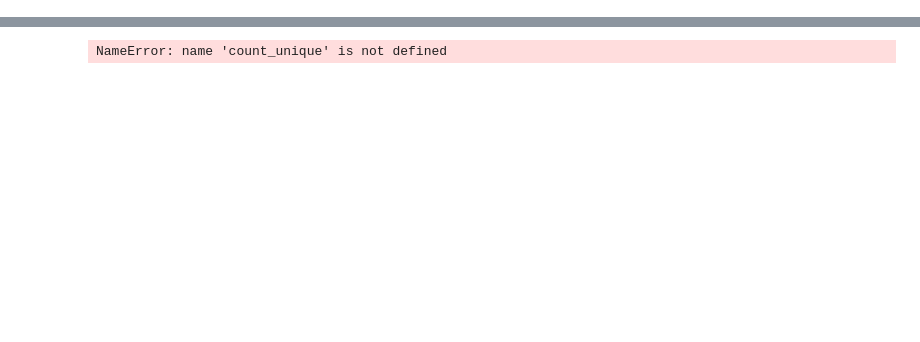
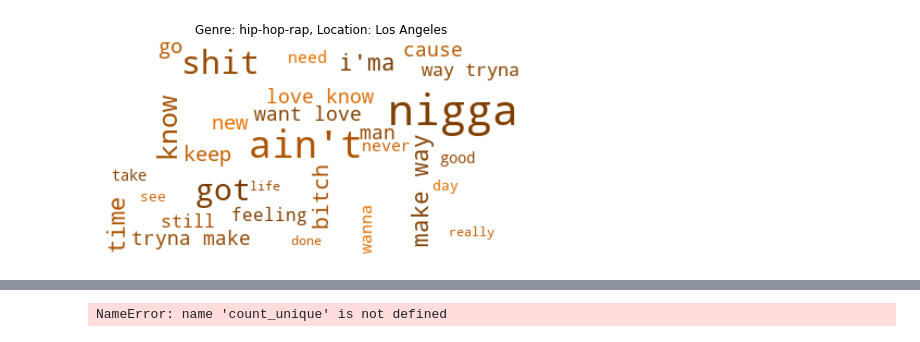
Before and after one commit to samrubicon/COMP4447_FinalProject, a Jupyter notebook: nlp.ipynb, the cells around one changed output, grey strips where cells are left out. Drawn from its saved outputs; the diff is of its cells as text; code cells hidden in the pictures; blank space fills up the shorter version.

```diff
--- a/nlp.ipynb
+++ b/nlp.ipynb
@@ -171,0 +182,10 @@ plt.show()
+# %%
+wordcloud4 = WordCloud(max_font_size=40, max_words=30, background_color='white', color_func=random_color_func ).generate(' '.join(comp4_s))
+plt.figure(figsize=(10, 4))
+plt.title("Genre: " + gen3 + ", Location: " + loc1)
+plt.imshow(wordcloud4, interpolation='bilinear')
+plt.axis("off")
+
+plt.show()
+# %% [output]
+[figure, added]
```
Also changed, not shown: parts of 9 cells of this notebook.
